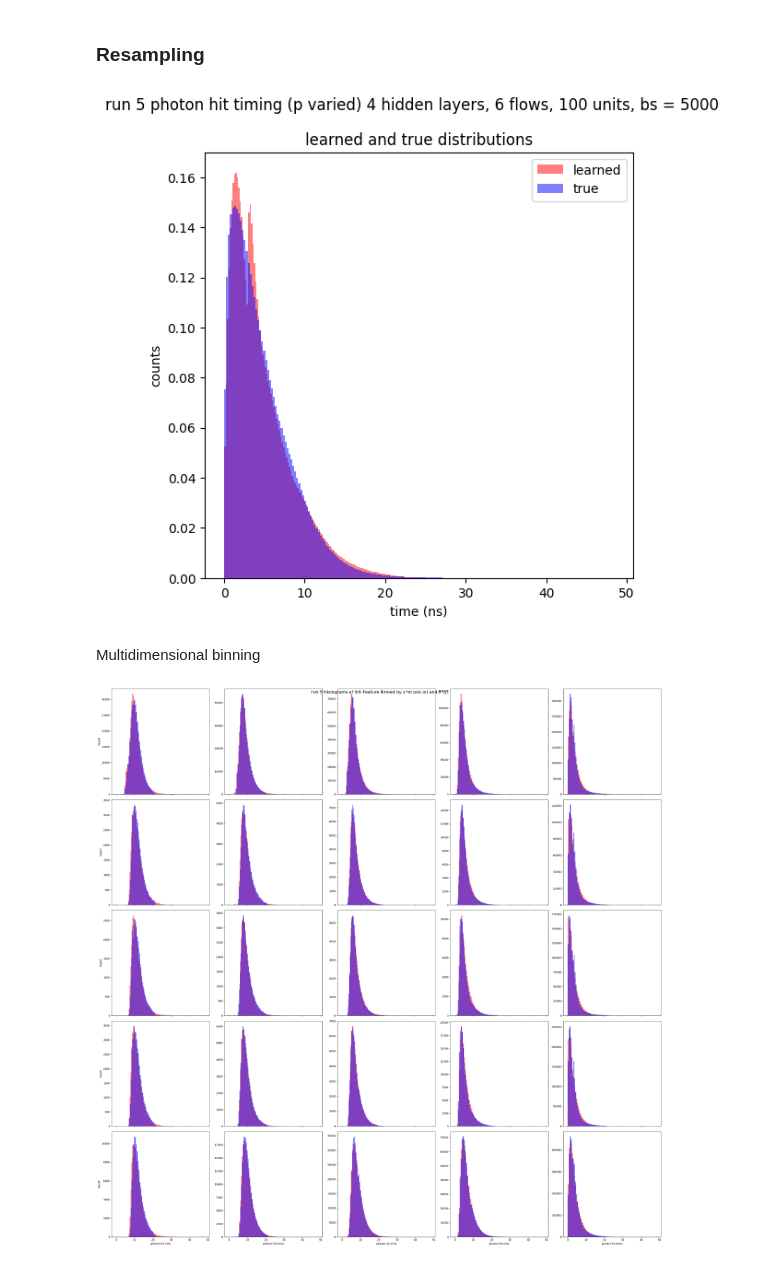
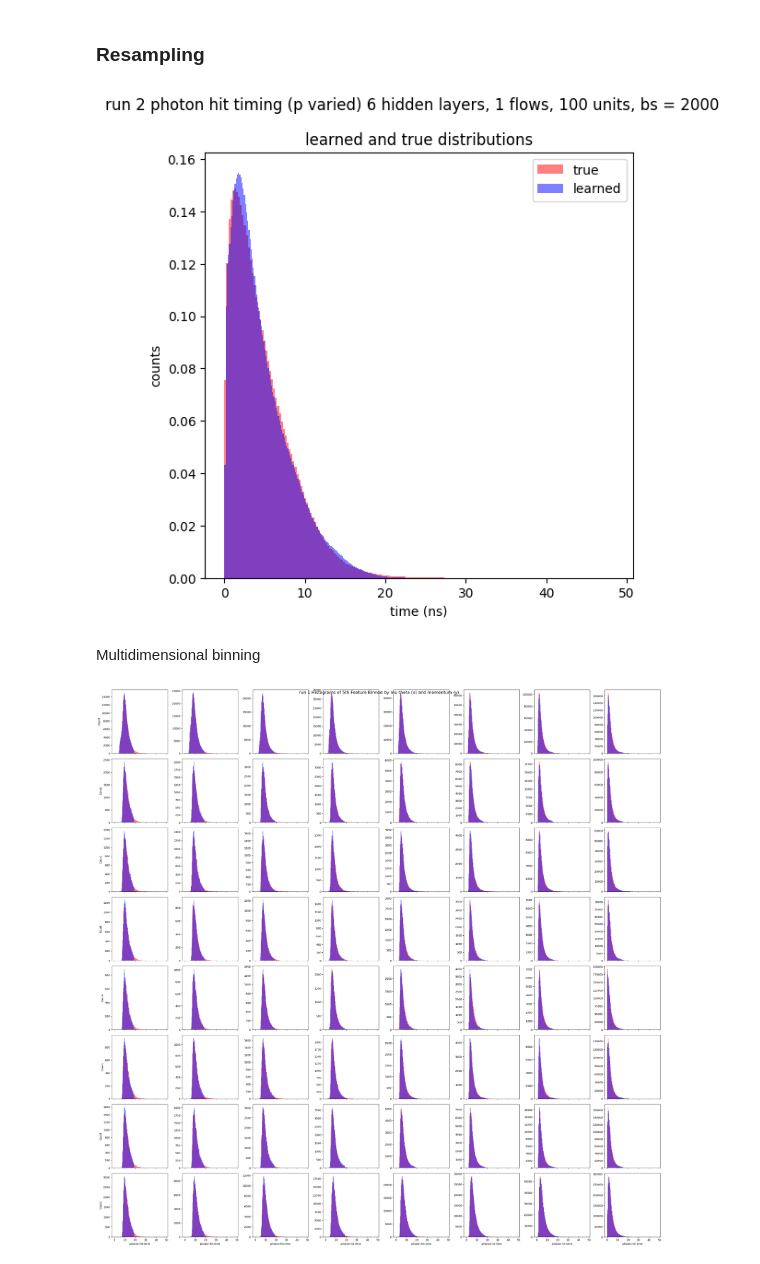
Before and after one commit to RowanKell/work_eic, a Jupyter notebook: macros/Timing_estimation/inference.ipynb, the cells around one changed output. Saved outputs shown, nothing was run; the diff lists cells and outputs as text; code cells hidden in the pictures.

Commit message:
updates - working on checking how well NF model does on data

```diff
--- a/macros/Timing_estimation/inference.ipynb
+++ b/macros/Timing_estimation/inference.ipynb
@@ -78,2 +55,2 @@ model.load("models/July_11/run_5_6flows_4hl_100hu_4000bs.pth")
 # %%
-test_data = torch.load("data/test/July_11/full_test_data_run_5_6flows_4hl_100hu_4000bs.pt")
+test_data = torch.load("data/test/July_16/full_test_data_run_2_1flows_6hl_100hu_2000bs.pt")
@@ -103,7 +61,7 @@ for i in tqdm(range(eval_max_iter)):
 # %%
 min_time = min(test_data[:, 4])
 skipped = np.array([])
-eval_batch_size = 500000
+eval_batch_size = 1000000
 eval_max_iter = test_data.shape[0] // eval_batch_size
 eval_test_data = test_data[:eval_max_iter * eval_batch_size]
 eval_test_data = eval_test_data.to("cpu")
@@ -142,12 +93,12 @@ num_resampled = (samples < min_time).sum().item()
 # %%
-# torch.save(samples,"data/samples/July_11/run_5_6_flows_4hl_100hu_5000_bs.pt")
-# torch.save(eval_test_data,"data/test/July_11/run_5_6_flows_4hl_100hu_5000_bs.pt")
+torch.save(samples,"data/samples/July_16/run_2_1_flows_6hl_100hu_2000_bs.pt")
+torch.save(eval_test_data,"data/test/July_16/run_2_1_flows_6hl_100hu_2000_bs.pt")
 
-samples = torch.load("data/samples/July_11/run_5_6_flows_4hl_100hu_5000_bs.pt")
-eval_test_data = torch.load("data/test/July_11/run_5_6_flows_4hl_100hu_5000_bs.pt")
+# samples = torch.load("data/samples/July_11/run_5_6_flows_4hl_100hu_5000_bs.pt")
+# eval_test_data = torch.load("data/test/July_11/run_5_6_flows_4hl_100hu_5000_bs.pt")
 # %%
 sample_fig, sample_axs = plot.subplots(1,1,figsize=(6,6))
-sample_fig.suptitle("run 5 photon hit timing (p varied) 4 hidden layers, 6 flows, 100 units, bs = 5000")
+sample_fig.suptitle("run 2 photon hit timing (p varied) 6 hidden layers, 1 flows, 100 units, bs = 2000")
 sample_axs.hist(eval_test_data[:,num_context],bins = 200, color = 'red', alpha = 0.5, label = 'true', density = True)
 sample_axs.hist(samples,bins = 200, alpha = 0.5,color = 'blue', label = 'learned', density = True)
 sample_axs.set_title("learned and true distributions")
@@ -156,5 +107,5 @@ sample_axs.set_ylabel("counts")
 sample_axs.legend(loc='upper right')
 sample_fig.show()
 # %% [output]
-[figure, old version]
+[figure, new version]
 # %%
@@ -181,7 +115,24 @@ f2_bins = np.linspace(feature2.min(), feature2.max(), num_bins + 1)
+# %%
+data_tensor = eval_test_data
+num_bins = 8
+
+sample_means = np.empty((num_bins,num_bins))
+data_means = np.empty((num_bins,num_bins))
+
+# Extract the relevant features
+feature1 = data_tensor[:, 0].numpy()
+feature2 = data_tensor[:, 2].numpy()
+target_feature = data_tensor[:, 4].numpy()
+
+samples_np = samples.numpy()
+
+# Calculate bin edges for feature1 and feature2
+f1_bins = np.linspace(feature1.min(), feature1.max(), num_bins + 1)
+f2_bins = np.linspace(feature2.min(), feature2.max(), num_bins + 1)
 # %%
 # Create the figure and subplots
 fig, axs = plot.subplots(num_bins, num_bins, figsize=(30, 30), sharex=True)
-fig.suptitle(r"run 5 Histograms of 5th Feature Binned by z hit pos (x) and $\theta$ (y)", fontsize=16)
+fig.suptitle(r"run 1 Histograms of 5th Feature Binned by mu theta (x) and momentum (y)", fontsize=16)
 
 # Iterate through the grid
 for i in range(num_bins):
@@ -196,7 +147,6 @@ for i in range(num_bins):
 
         sample_means[i,j] = np.mean(bin_samples_np)
         data_means[i,j] = np.mean(bin_data)
-
         data_max = max(bin_data)
         data_min = min(bin_data)
 
@@ -205,32 +155,32 @@ for i in range(num_bins):
 
         if(samples_max - samples_min > data_max - data_min):
             n_bins_samples = 80
             bin_width = (samples_max - samples_min) / n_bins_samples
             n_bins_data = int(round((data_max - data_min) / bin_width))
         else:
             n_bins_data = 80
             bin_width = (data_max - data_min) / n_bins_data
             n_bins_samples = int(round((samples_max - samples_min) / bin_width))
         # Plot histogram in the current subplot
         axs[i, j].hist(bin_data, bins=n_bins_data, color = 'red',alpha = 0.5)
         axs[i, j].hist(bin_samples_np, bins=n_bins_samples, color = 'blue',alpha = 0.5)
 #         axs[i, j].set_title(fr'Hit z pos: [{f1_bins[j]:.2f}, {f1_bins[j+1]:.2f})\n $\theta$: [{f2_bins[i]:.2f}, {f2_bins[i+1]:.2f})')
 
 # Set labels for the outer subplots
 for ax in axs[-1, :]:
     ax.set_xlabel('photon hit time')
 for ax in axs[:, 0]:
     ax.set_ylabel('Count')
 
 # Add overall x and y labels
 # fig.text(0.5, 0.04, '1st Feature Bins', ha='center', va='center', fontsize=14)
 # fig.text(0.06, 0.5, '2nd Feature Bins', ha='center', va='center', rotation='vertical', fontsize=14)
 
 plot.tight_layout()
 plot.show()
-fig.savefig("plots/test_distributions/Binned/July_11/run_5_" + str(num_bins) + "x " + str(num_bins) + "_binned_no_normalized.pdf")
+fig.savefig("plots/test_distributions/Binned/July_16/run_2_" + str(num_bins) + "x " + str(num_bins) + "_binned_no_normalized_z_hit_theta.pdf")
 # Example usage:
 # Assuming you have a PyTorch tensor named 'data_tensor' with shape [x, 5]
 # create_histogram_grid(data_tensor)
 # %% [output]
-[figure, old version]
+[figure, new version]
```
Also changed, not shown: parts of 20 cells of this notebook, 46 other files.
